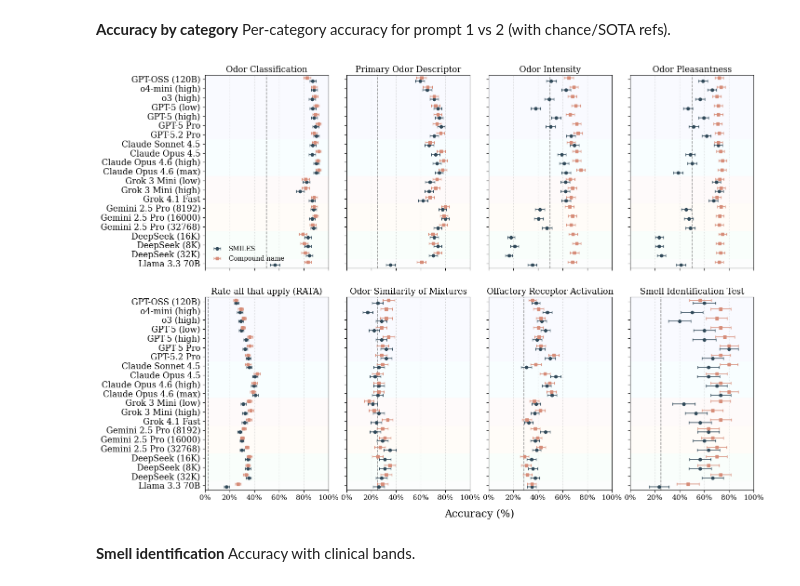
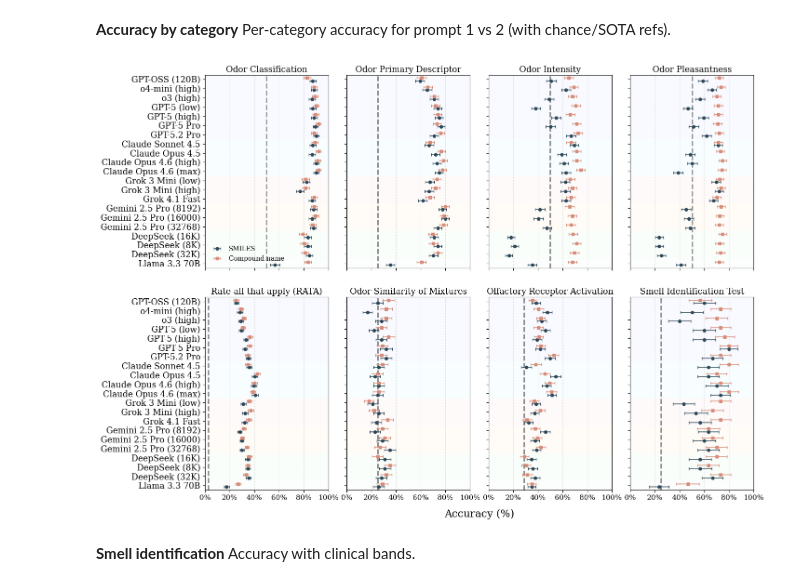
Before and after one commit to Satarifard/Olfactory-Perception-Benchmark, a Jupyter notebook: Analysis/Analysis.ipynb, the cells around one changed output. Saved outputs shown, nothing was run; the diff lists cells and outputs as text; code cells hidden in the pictures.

```diff
--- a/Analysis/Analysis.ipynb
+++ b/Analysis/Analysis.ipynb
@@ -588,7 +588,7 @@ CATEGORY_ORDER = [
 
 CATEGORY_TITLES = {
     "odor_classification": "Odor Classification",
-    "primary_odor_descriptor": "Primary Odor Descriptor",
+    "primary_odor_descriptor": "Odor Primary Descriptor",
     "odor_intensity": "Odor Intensity",
     "odor_pleasantness": "Odor Pleasantness",
     "rata": "Rate-all-that-apply (RATA)",
@@ -973,35 +973,35 @@ for i, ax in enumerate(axes):
 
     # Chance + SOTA
     chance = CHANCE_BY_CAT.get(cat, DEFAULT_CHANCE)
     if chance is None or (isinstance(chance, float) and np.isnan(chance)):
         chance = DEFAULT_CHANCE
-    ax.axvline(chance, color=chance_color, linestyle="--", linewidth=1.1, zorder=2)
+    ax.axvline(chance, color=chance_color, linestyle="--", linewidth=2.1, zorder=2)
 
 
     ax.set_xlim(0.0, 1.0)
     ax.xaxis.set_major_formatter(PercentFormatter(1.0))
     ax.tick_params(axis="x", labelsize=11)
     ax.xaxis.grid(True, linestyle=":", linewidth=0.8, alpha=0.6)
 
     ax.set_yticks(y)
     ax.set_yticklabels(labels, fontsize=13)
     if i % 4 != 0:
         ax.tick_params(axis="y", labelleft=False)
 
     ax.set_ylim(len(ordered) - 0.5, -0.5)
     ax.invert_yaxis()
     for spine in ["top", "right"]:
         ax.spines[spine].set_visible(True)
 
 # Legend (only once)
 axes[0].legend(loc="lower left", frameon=False, fontsize=10)
 
 fig.supxlabel("Accuracy (%)",x=0.67, y=0.02, fontsize=16)
 fig.subplots_adjust(left=0.36, right=0.98, top=0.93, bottom=0.08, wspace=0.15, hspace=0.15)
 fig.savefig("Figure_2b.svg", bbox_inches="tight")
 plt.show()
 # %% [output]
-[figure, old version]
+[figure, new version]
 # %% [markdown]
 **Smell identification**
 Accuracy with clinical bands.
```
Also changed, not shown: parts of 5 cells of this notebook, 7 other files.
